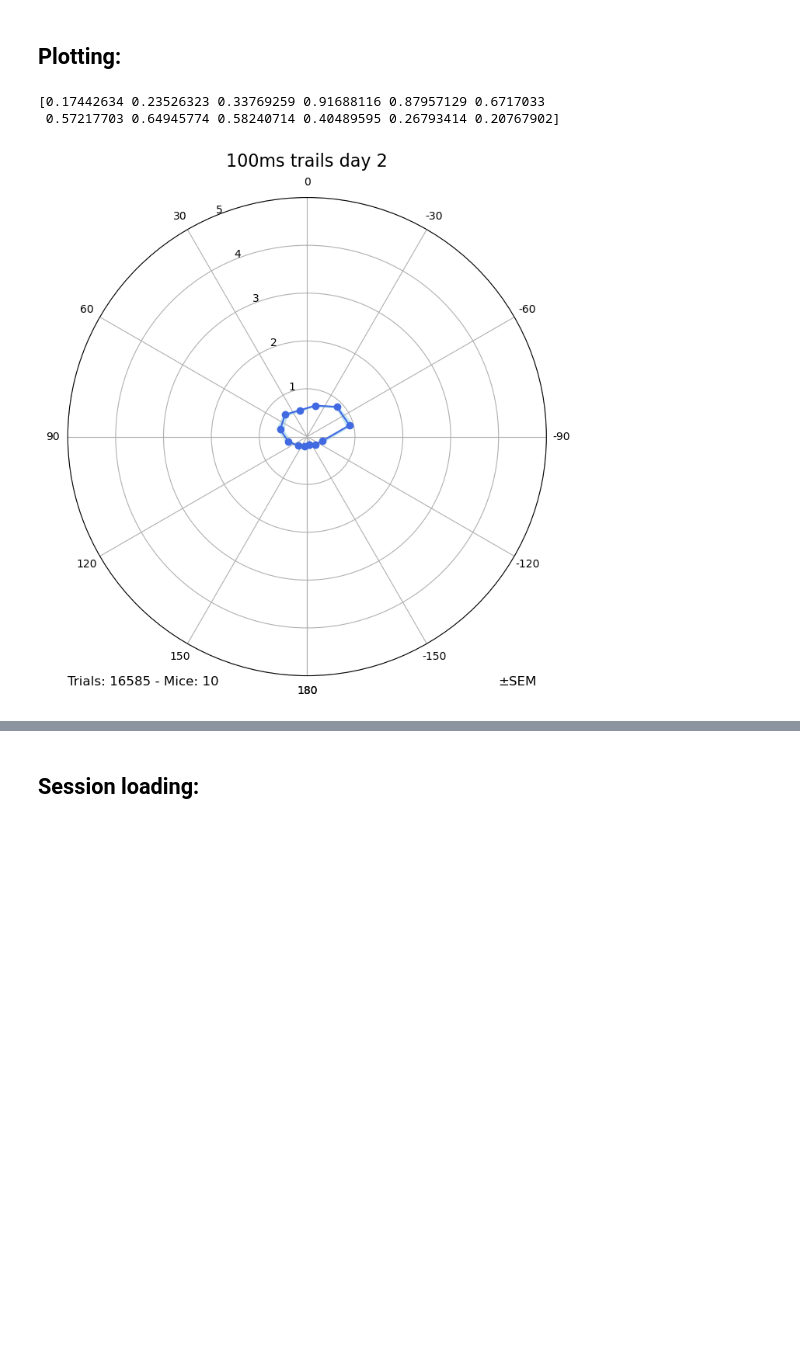
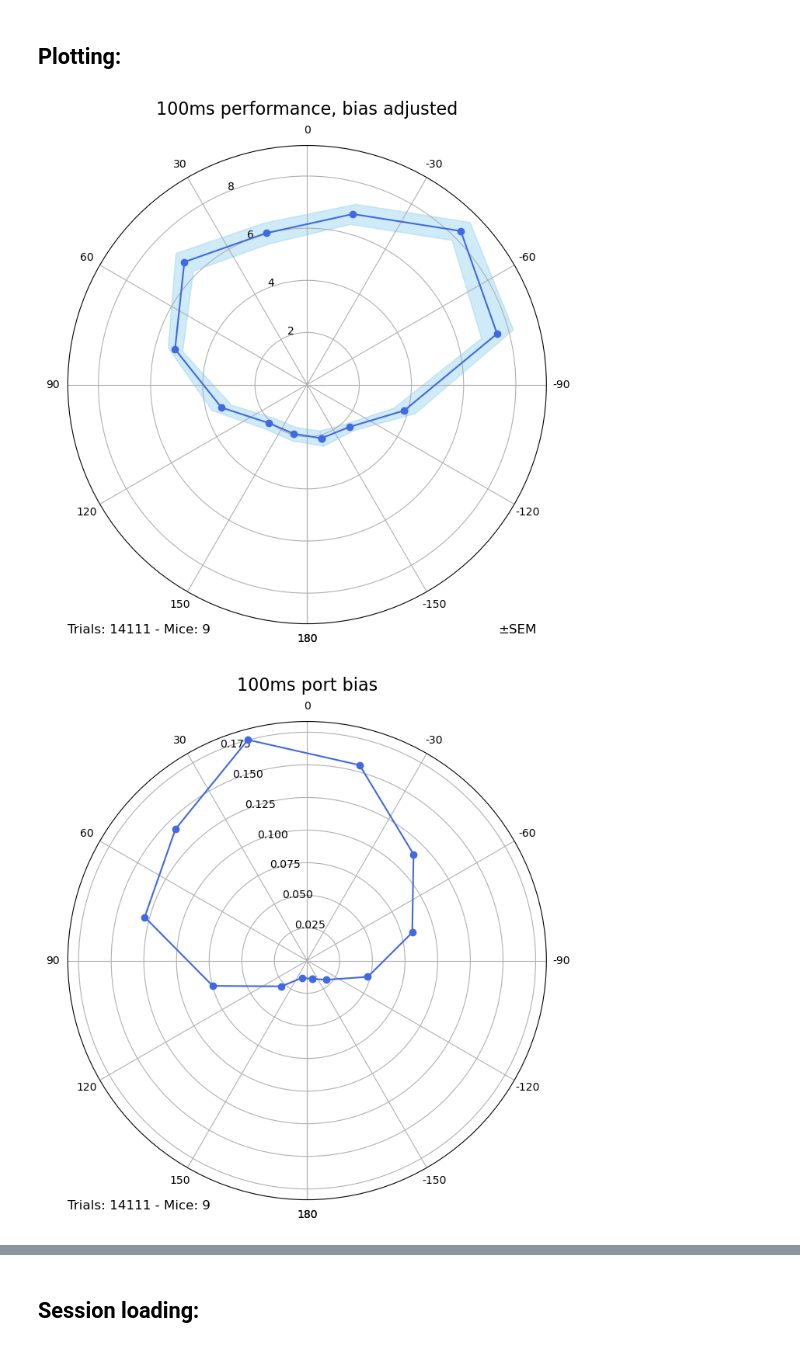
Before and after one commit to stef1029/hex_behav_analysis, a Jupyter notebook: PP_analysis_notebook_July_cohort.ipynb, the cells around one changed output, grey strips where cells are left out. Cells and saved outputs as stored; diff of their text form; code cells hidden in the pictures; blank space fills up the shorter version.

```diff
--- a/PP_analysis_notebook_July_cohort.ipynb
+++ b/PP_analysis_notebook_July_cohort.ipynb
@@ -492,27 +526,51 @@ print("Sessions loaded")
 ## Plotting:
 # %%
 import PP_plot_performance_bias_adjusted
-# %%
-importlib.reload(PP_plot_performance_bias_adjusted)
-
-# sessions = july_day_2_100ms_sessions + \
-#             july_day_3_100ms_sessions
-
-all_100ms_sessions = july_day_2_100ms_sessions \
-                    + july_day_3_100ms_sessions \
-                    + july_LED_catch_day_1_sessions \
-                    + july_LED_catch_day_2_sessions \
-                    + july_wait_catch_day_1_sessions \
-                    + july_wait_catch_day_2_sessions
-
-PP_plot_performance_bias_adjusted.plot_performance_by_angle(all_100ms_sessions,
-                                              title = '100ms trails day 2',
-                                              bin_mode = 'manual',
-                                              trials_per_bin=100,
-                                              plot_mode='radial',
-                                              cue_mode='both',
-                                              error_bars='SEM')
-# %% [output]
-[0.17442634 0.23526323 0.33769259 0.91688116 0.87957129 0.6717033
- 0.57217703 0.64945774 0.58240714 0.40489595 0.26793414 0.20767902]
-[figure, removed]
+# %%
+importlib.reload(PP_plot_performance_bias_adjusted)
+
+# sessions = july_day_2_100ms_sessions + \
+#             july_day_3_100ms_sessions
+
+all_100ms_sessions = july_day_2_100ms_sessions \
+                    + july_day_3_100ms_sessions \
+                    + july_LED_catch_day_1_sessions \
+                    + july_LED_catch_day_2_sessions \
+                    + july_wait_catch_day_1_sessions \
+                    + july_wait_catch_day_2_sessions
+
+# excluding mouse wtjp254-4b.
+PP_plot_performance_bias_adjusted.plot_performance_by_angle(all_100ms_sessions,
+                                              title = '100ms performance, bias adjusted',
+                                              bin_mode = 'manual',
+                                              cue_mode='both',
+                                              error_bars='SEM',
+                                              plot_individual_mice=False,
+                                              plot_bias=False)
+
+PP_plot_performance_bias_adjusted.plot_performance_by_angle(all_100ms_sessions,
+                                              title = '100ms port bias',
+                                              bin_mode = 'manual',
+                                              cue_mode='both',
+                                              error_bars='SEM',
+                                              plot_individual_mice=False,
+                                              plot_bias=True)
+
+PP_plot_performance_bias_adjusted.plot_performance_by_angle(all_100ms_sessions,
+                                              title = '100ms performance, bias adjusted',
+                                              bin_mode = 'manual',
+                                              cue_mode='both',
+                                              error_bars='SEM',
+                                              plot_individual_mice=True,
+                                              plot_bias=False)
+
+PP_plot_performance_bias_adjusted.plot_performance_by_angle(all_100ms_sessions,
+                                              title = '100ms port bias',
+                                              bin_mode = 'manual',
+                                              cue_mode='both',
+                                              error_bars='SEM',
+                                              plot_individual_mice=True,
+                                              plot_bias=True)
+# %% [output]
+[figure, added]
+[figure, added]
```
Also changed, not shown: parts of 11 cells of this notebook, 3 other files.
